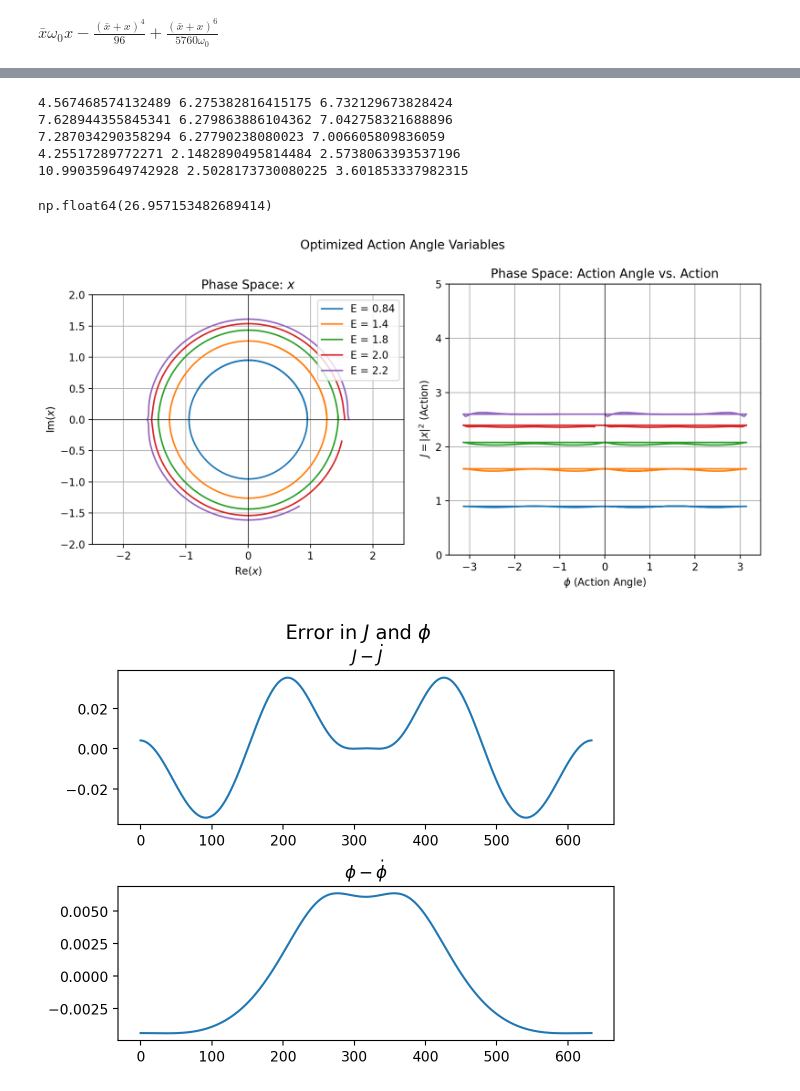
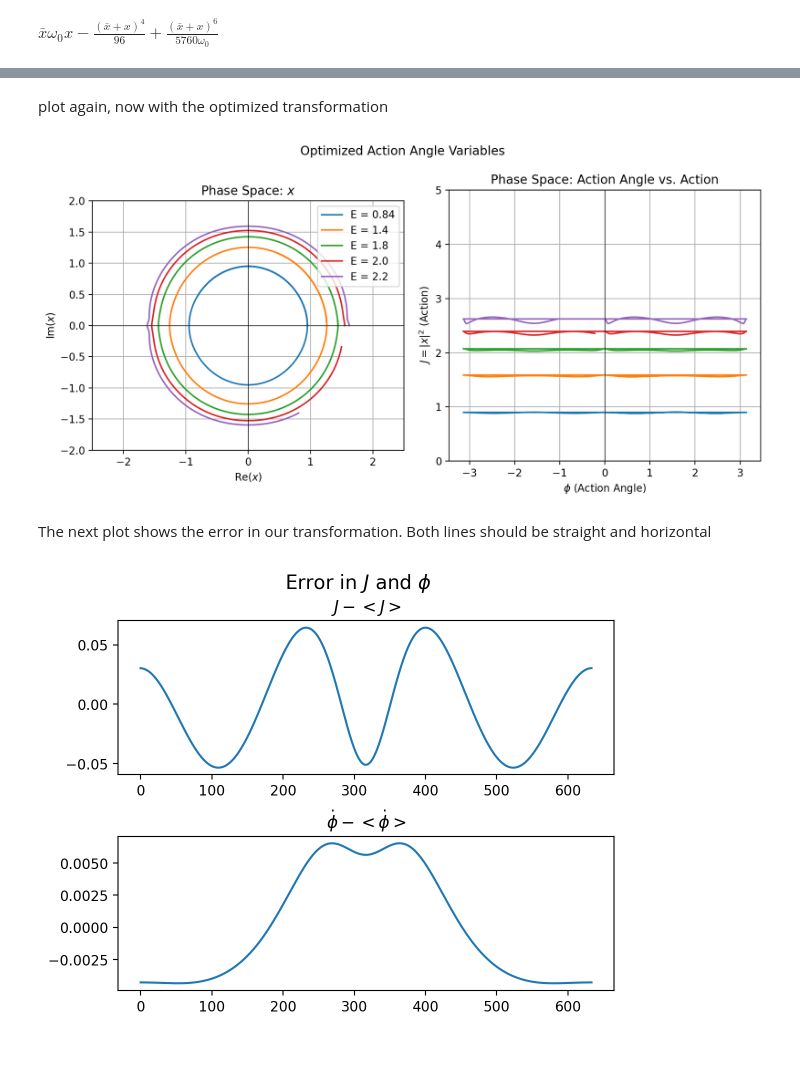
Before and after one commit to kavidey/action-angle-discovery, a Jupyter notebook: sympy example.ipynb, the cells around one changed output, grey strips where cells are left out. Drawn from its saved outputs; the diff is of its cells as text; code cells hidden in the pictures; blank space fills up the shorter version.

```diff
--- a/sympy example.ipynb
+++ b/sympy example.ipynb
@@ -64,6 +72,3 @@ xp_bar = lie_transformation(x_bar, -chi, lie_order)
 
 xp_f = lambdify([x, x_bar, omega_0], xp)
 xp_bar_f = lambdify([x, x_bar, omega_0], xp_bar)
-# %%
-z = np.linspace(0, 5, 1000)
-plt.plot(z, h_f(z + 0j, 0 + 0j, 1).real)
@@ -225,14 +243,18 @@ def generate_parameterized_transforms():
 # %%
+### Initial guess is starting coefficients from the hadden paper
 true_coeffs = [1, 48, -48, -384, 384, -15360, 15360, 3072, -3072, -15369, 15360]
+xp_f_param, _ = generate_lie_transforms()
+
 # true_coeffs = np.array([1, 1, 1, 1]) * 0.1
 # xp_f_param, _ = generate_parameterized_transforms()
-xp_f_param, _ = generate_lie_transforms()
 
+### Initial conditions used for integration
 t_span = (0, 10)
 t_eval = np.linspace(*t_span, 1000)
 optim_h = [1,2,3,4,5]
 
 
+### Pre-solve all of the ics since we're learning a transformation that is applied after integration
 sols = []
 for h in optim_h:
     # Solve the ODEs
@@ -257,6 +279,7 @@ def objective(coeffs, sols, debug=False, j_weight=0.1):
         phi_sol_dot = np.gradient(phi_sol[(phi_sol > 0) & (phi_sol < np.pi)]) # get rid of angles outside of (0, pi) so we don't have to deal with discontinuities
         J_sol_cropped = J_sol[(phi_sol > 0) & (phi_sol < np.pi)]
 
+        # calculate L1 distance between j and its mean and phi_dot and its mean
         j_err = np.sum(np.abs(J_sol_cropped - np.mean(J_sol_cropped)))
         phi_err = np.sum(np.abs(phi_sol_dot - np.mean(phi_sol_dot)))
         local_err = j_err * j_weight + phi_err
@@ -265,15 +288,16 @@ def objective(coeffs, sols, debug=False, j_weight=0.1):
         err += local_err
     return err
 
-# optimal_coeffs = scipy.optimize.minimize(lambda c: objective(c, sols), true_coeffs,
-#                         # method='BFGS',
-#                         method='nelder-mead',
-#                         options={
-#                             'xatol': 1e-8, # only available with nelder-mead
-#                             'disp': False
-#                             })
+### Variety of optimization techinques, minimize works well and is fast
+optimal_coeffs = scipy.optimize.minimize(lambda c: objective(c, sols), true_coeffs,
+                        # method='BFGS',
+                        method='nelder-mead',
+                        options={
+                            'xatol': 1e-8, # only available with nelder-mead
+                            'disp': False
+                            })
 
-optimal_coeffs = scipy.optimize.basinhopping(lambda c: objective(c, sols), true_coeffs, niter=200)
+# optimal_coeffs = scipy.optimize.basinhopping(lambda c: objective(c, sols), true_coeffs, niter=200)
 
 # optimal_coeffs = scipy.optimize.dual_annealing(lambda c: objective(c, sols), bounds=[(-1, 1)] * len(true_coeffs))
 
@@ -289,12 +313,5 @@ array([   914.24583436,   3625.98202034,    -64.2819455 , -20985.31331086,
-# %%
-objective(optimal_coeffs.x, sols, debug=True)
-# %% [output]
-4.567468574132489 6.275382816415175 6.732129673828424
-7.628944355845341 6.279863886104362 7.042758321688896
-7.287034290358294 6.27790238080023 7.006605809836059
-4.25517289772271 2.1482890495814484 2.5738063393537196
-10.990359649742928 2.5028173730080225 3.601853337982315
-np.float64(26.957153482689414)
+# %% [markdown]
+plot again, now with the optimized transformation
 # %%
 fig, axes = plt.subplots(1, 2, figsize=(10, 5))
 
@@ -346,23 +363,25 @@ plt.suptitle("Optimized Action Angle Variables")
 plt.tight_layout()
 plt.show()
 # %% [output]
-[figure, old version]
+[figure, new version]
+# %% [markdown]
+The next plot shows the error in our transformation. Both lines should be straight and horizontal
 # %%
 # Compute action variable J and action angle phi
 J_sol = np.abs(xp_sol) ** 2
 phi_sol = np.angle(xp_sol)
 
 phi_sol_dot = np.gradient(phi_sol[(phi_sol > 0) & (phi_sol < np.pi)]) # get rid of angles outside of (0, pi) so we don't have to deal with discontinuities
 J_sol_cropped = J_sol[(phi_sol > 0) & (phi_sol < np.pi)]
 
 plt.subplot(2,1,1)
-plt.title("$J - \dot J$")
+plt.title("$J - <J>$")
 plt.plot(J_sol_cropped - np.mean(J_sol_cropped))
 plt.subplot(2,1,2)
-plt.title("$\phi - \dot \phi$")
+plt.title("$\dot \phi - <\dot \phi>$")
 plt.plot(phi_sol_dot - np.mean(phi_sol_dot))
 plt.subplots_adjust(hspace=0.4)
 plt.suptitle("Error in $J$ and $\phi$", fontsize=14)
 plt.show()
 # %% [output]
-[figure, old version]
+[figure, new version]
```
Also changed, not shown: parts of 13 cells of this notebook.
